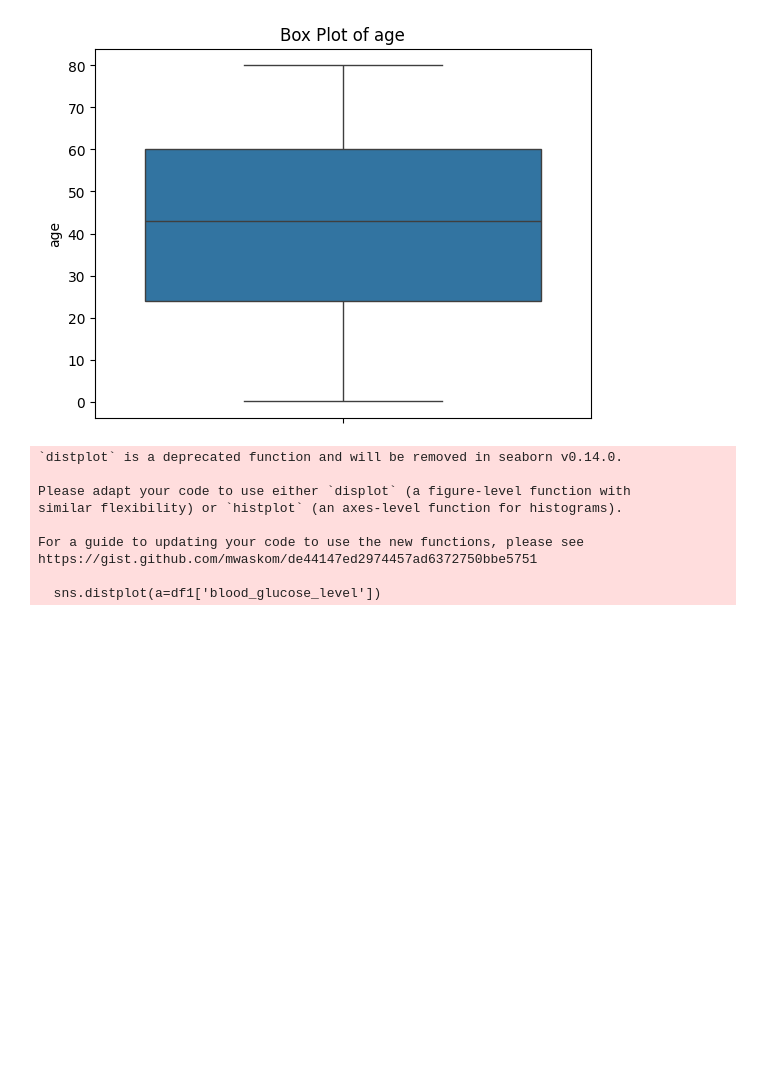
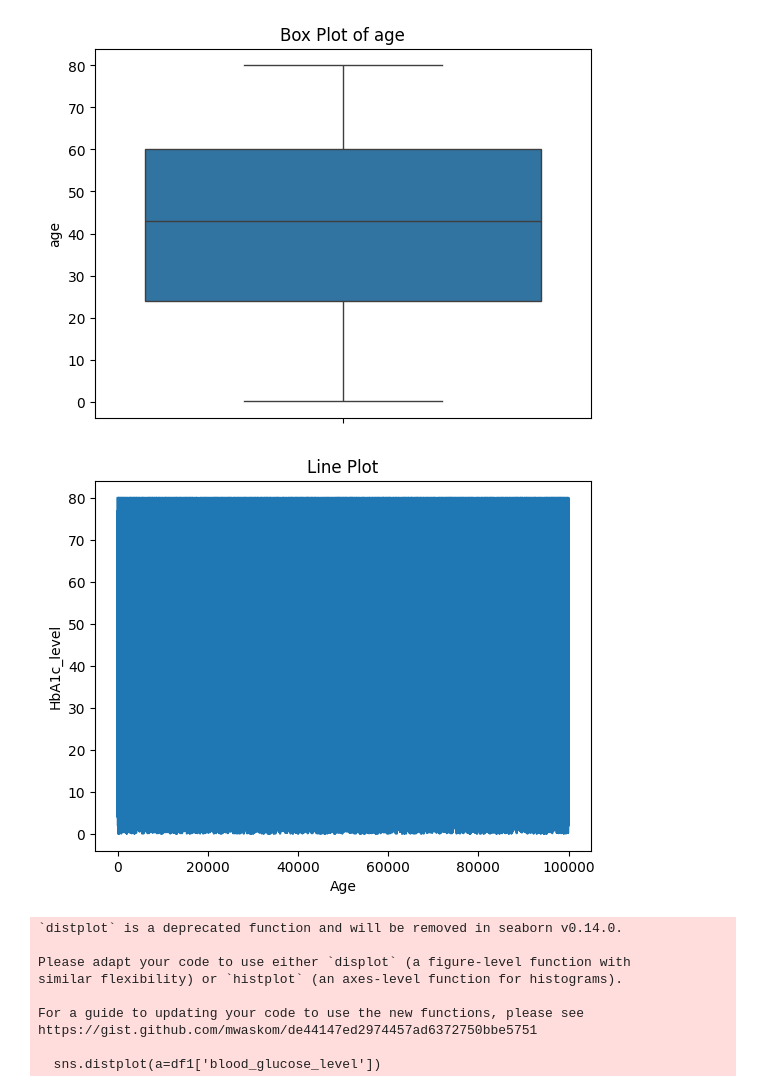
Before and after one commit to diablo010/Diabetes-Prediction, a Jupyter notebook: diabetes.ipynb, the cells around one changed output. Cells and saved outputs as stored; diff of their text form; code cells hidden in the pictures; blank space fills up the shorter version.

Commit message:
Data preparation as well as visualisation

```diff
--- a/diabetes.ipynb
+++ b/diabetes.ipynb
@@ -90,6 +90,14 @@ plt.title(f"Box Plot of age")
 plt.show()
 # %% [output]
 [figure]
+# %%
+plt.title("Line Plot")
+sns.lineplot(df1.age)
+plt.xlabel("Age")
+plt.ylabel("HbA1c_level")
+plt.show()
+# %% [output]
+[figure, added]
 # %%
 sns.distplot(a=df1['blood_glucose_level'])
 plt.show()
```
Also changed, not shown: parts of 7 cells of this notebook.
